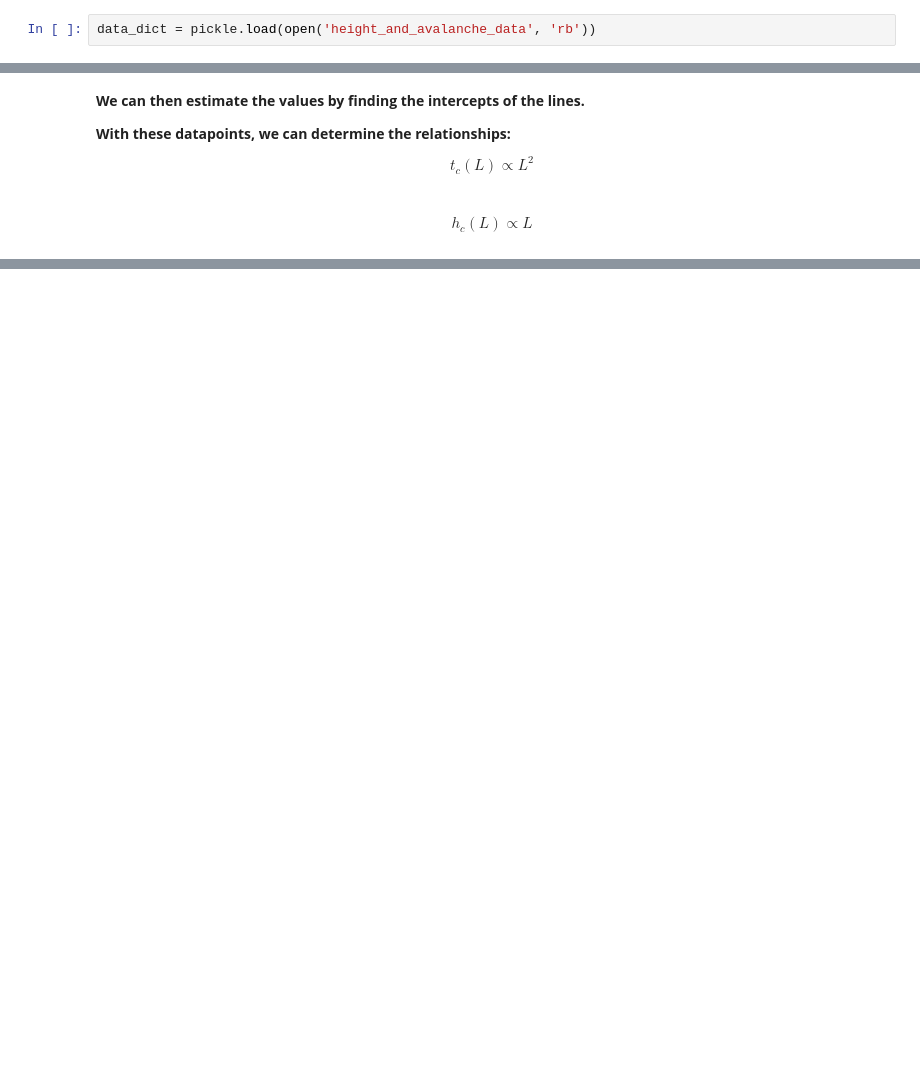
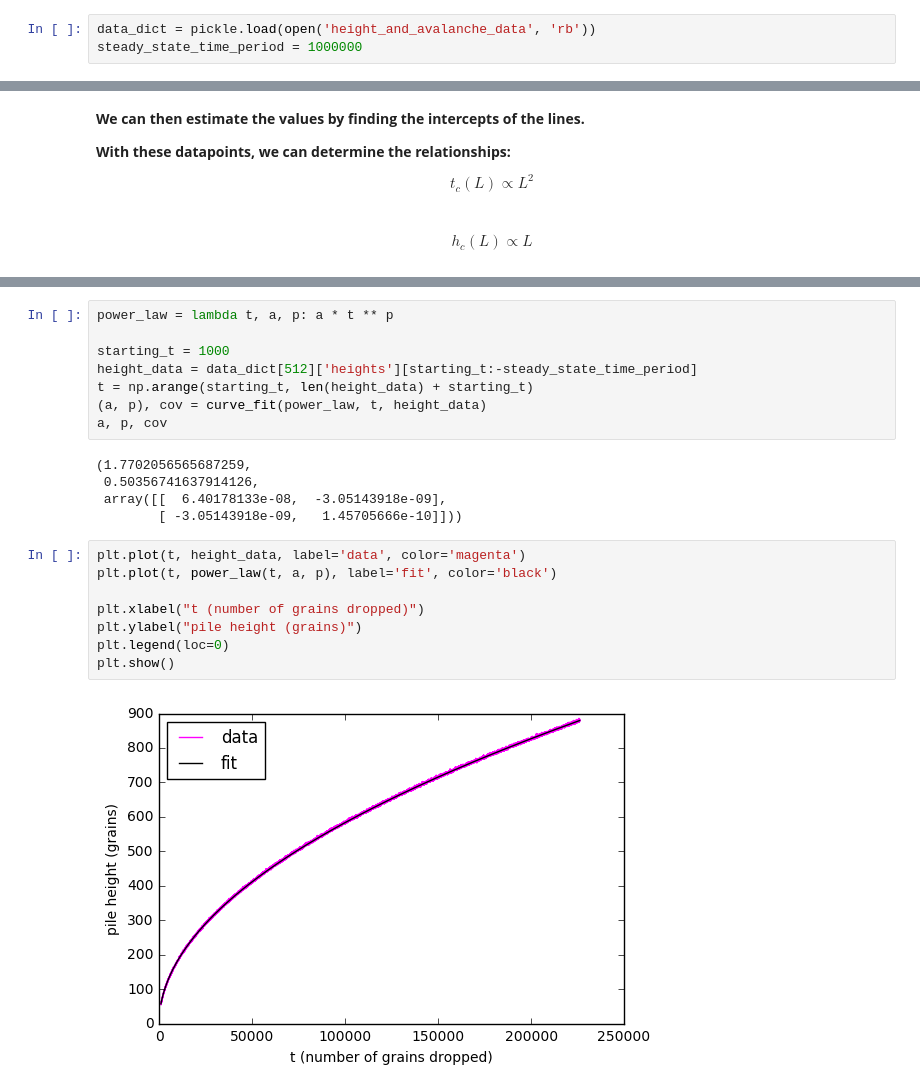
Before and after one commit to zackeymon/Oslo-Model, a Jupyter notebook: Oslo Model.ipynb, the cells around one changed output, grey strips where cells are left out. Cells and saved outputs as stored; diff of their text form; blank space fills up the shorter version.

```diff
--- a/Oslo Model.ipynb
+++ b/Oslo Model.ipynb
@@ -161,6 +164,7 @@ The above code block takes around 30 minutes to run.
 We can then load the data back into program:
 # %%
 data_dict = pickle.load(open('height_and_avalanche_data', 'rb'))
+steady_state_time_period = 1000000
 # %% [markdown]
 ## Height vs. Time Plots
 **Plot the pile height against time (number of grains dropped):**
@@ -198,0 +247,23 @@ $$h_c(L) \propto L$$
+# %%
+power_law = lambda t, a, p: a * t ** p
+
+starting_t = 1000
+height_data = data_dict[512]['heights'][starting_t:-steady_state_time_period]
+t = np.arange(starting_t, len(height_data) + starting_t)
+(a, p), cov = curve_fit(power_law, t, height_data)
+a, p, cov
+# %% [output]
+(1.7702056565687259,
+ 0.50356741637914126,
+ array([[  6.40178133e-08,  -3.05143918e-09],
+        [ -3.05143918e-09,   1.45705666e-10]]))
+# %%
+plt.plot(t, height_data, label='data', color='magenta')
+plt.plot(t, power_law(t, a, p), label='fit', color='black')
+
+plt.xlabel("t (number of grains dropped)")
+plt.ylabel("pile height (grains)")
+plt.legend(loc=0)
+plt.show()
+# %% [output]
+[figure, added]
```
Also changed, not shown: parts of 44 cells of this notebook, 3 other files.
